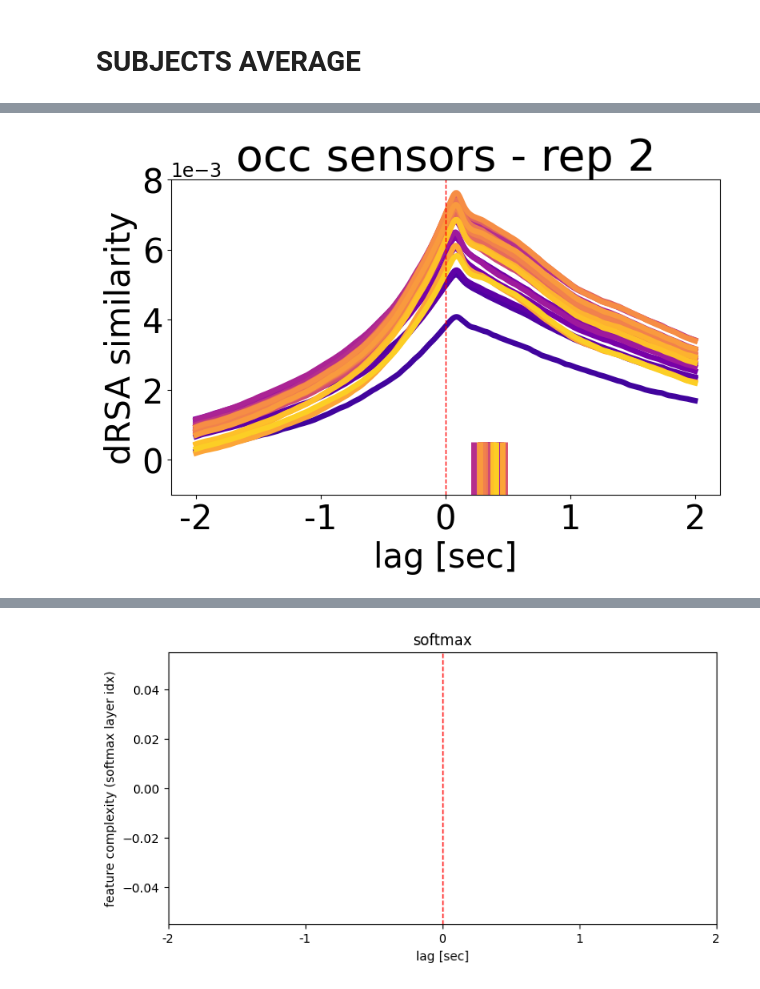
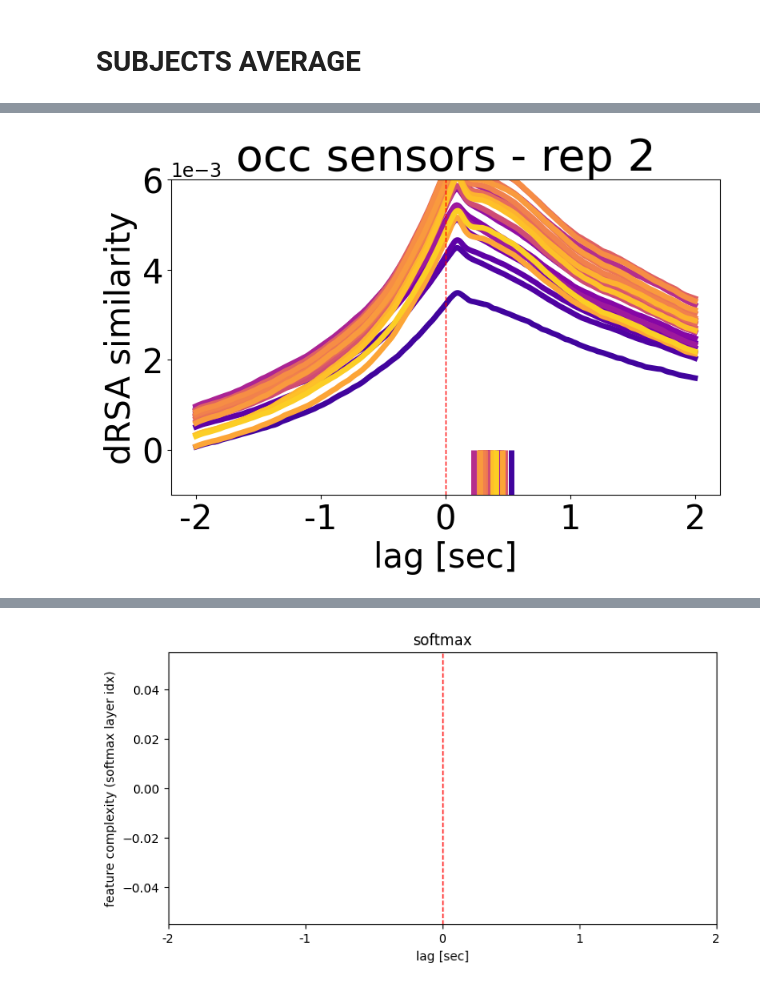
Before and after one commit to TizianoCausin01/project1917-26, a Jupyter notebook: python_scripts/scripts/figs_CAOs_poster.ipynb, the cells around one changed output, grey strips where cells are left out. Saved outputs shown, nothing was run; the diff lists cells and outputs as text; code cells hidden in the pictures.

```diff
--- a/python_scripts/scripts/figs_CAOs_poster.ipynb
+++ b/python_scripts/scripts/figs_CAOs_poster.ipynb
@@ -50,14 +47,37 @@ class Cfg:
     negative_lim = .8
     min_fit_cutoff = .002
     figs_folder = "/Users/tizianocausin/gdrive/presentations/posters/CAOs26/figs"
+    save_figs = True
     title_fontsize=40
     labels_fontsize = 30
     ticks_fontsize = 15
     legend_fontsize=40
-    save_fig = False
+
 cfg = Cfg()
 layers = get_relevant_output_layers(cfg.model_name, pkg=cfg.pkg)
 if cfg.model_name == "alexnet":
     layers = layers[1:]
 mod_fs = config["movie_fs"]
 model_len = [round(i*cfg.neu_fs/config["movie_fs"]) for i in config["model_len"]]
+# %%
+rng = np.random.default_rng(1)
+
+A = rng.random((10, 10))
+M = (A + A.T) / 2
+# M[[2, 4, 7], :] = .1
+# M[:, [2, 4, 7]] = .1
+# M += (A + A.T)*0.5 / 2
+np.fill_diagonal(M, 0)
+plt.figure(figsize=(6, 5))
+# plt.imshow(M, cmap="viridis_r", interpolation="nearest")
+plt.imshow(M, cmap="Reds", interpolation="nearest")
+# plt.colorbar(label="value")
+# plt.title("15x15 Symmetric Matrix")
+plt.xticks([])
+plt.yticks([])
+plt.tight_layout()
+if cfg.save_figs:
+    fname = f"dRSA_neu_t0.pdf"
+    outpath = os.path.join(cfg.figs_folder, fname)
+    plt.gcf().savefig(outpath, format="pdf", bbox_inches="tight")
+plt.show()
@@ -64,7 +86,12 @@ model_len = [round(i*cfg.neu_fs/config["movie_fs"]) for i in config["model_len"]
 # %% [markdown]
 # SUBJECTS AVERAGE
 # %%
-
+from scipy.io import loadmat
+import matplotlib.pyplot as plt
+import numpy as np
+from useful_stuff.general_utils.plots import truncate_colormap
+from useful_stuff.general_utils.utils import get_lagplot
+from useful_stuff.image_processing.computational_models import get_relevant_output_layers
 
 lagplots = []
 # --- choose colormap ---
@@ -132,13 +159,12 @@ for idx, l in enumerate(layers):
             plt.vlines(
                 centroid_idx,
                 -.001,
-                -.001 + 0.0015,
+                -.001 + 0.001,
                 color=colors[idx],
                 linewidth=5,  # increased line width
                 zorder=15,
             )
-        plt.ylim([-.001,.008])
-plt.yticks([0, .002, 0.004, .006, .008])
+        plt.ylim([-.001,.006])
 plt.ylabel("dRSA similarity", fontsize=cfg.labels_fontsize)
 plt.xlabel("lag [sec]", fontsize=cfg.labels_fontsize)
 plt.xticks(ticks, ticks_labels, fontsize=cfg.ticks_fontsize)
@@ -149,7 +175,7 @@ plt.tick_params(labelsize=cfg.labels_fontsize)
 plt.title(f"{cfg.sensors_group} sensors - rep {cfg.repetition+1}", fontsize=cfg.title_fontsize)
 # plt.legend(fontsize=8, loc='upper left', bbox_to_anchor=(1, 1))
 plt.tight_layout()
-if cfg.save_fig:
+if cfg.save_figs:
     fname = f"subavg_{cfg.model_name}_rep{cfg.repetition+1}_{cfg.analysis_type}.pdf"
     outpath = os.path.join(cfg.figs_folder, fname)
     plt.gcf().savefig(outpath, format="pdf", bbox_inches="tight")
@@ -158 +201 @@ if cfg.save_fig:
-[figure, old version]
+[figure, new version]
```
Also changed, not shown: parts of 20 cells of this notebook.
